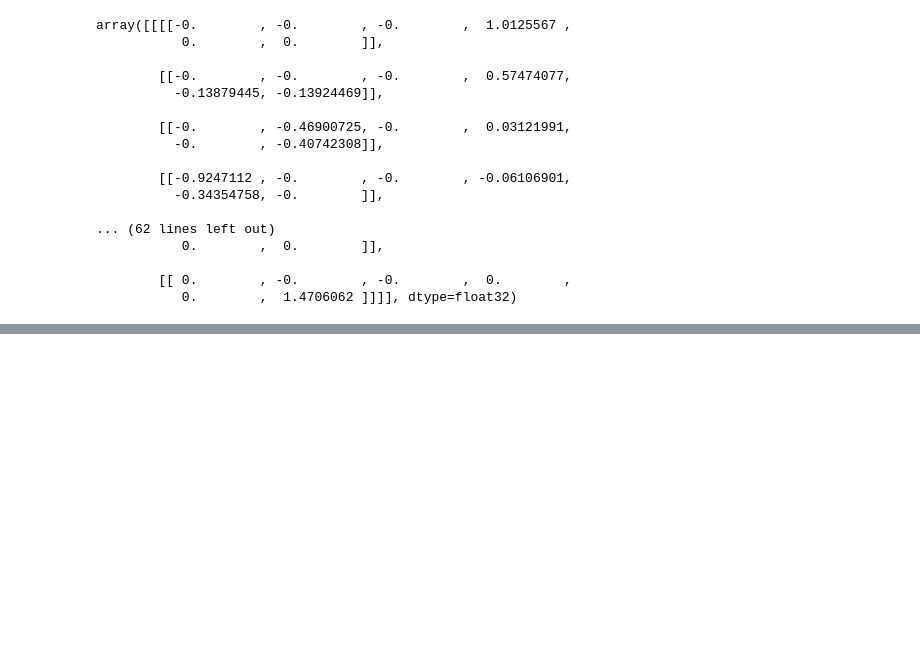
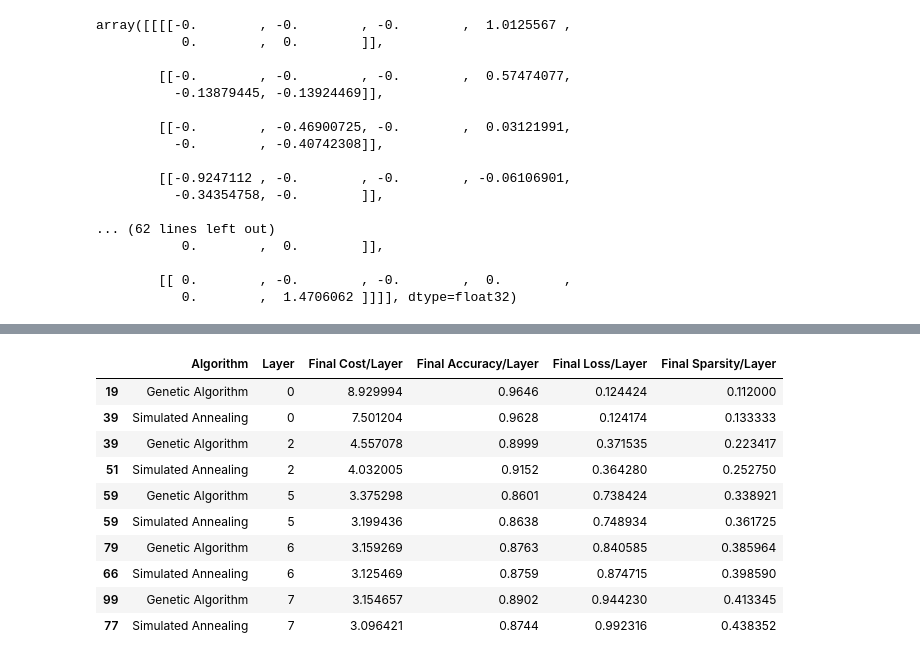
Before and after one commit to 18520339/unstructured-local-search-pruning, a Jupyter notebook: source.ipynb, the cells around one changed output, grey strips where cells are left out. Drawn from its saved outputs; the diff is of its cells as text; code cells hidden in the pictures; blank space fills up the shorter version.

```diff
--- a/source.ipynb
+++ b/source.ipynb
@@ -1,6 +1,13 @@
 # %%
+import pandas as pd
+pd.set_option('display.max_rows', None)
+pd.set_option('display.max_columns', None)
+
 import tensorflow as tf
 from tensorflow.keras.optimizers import SGD
-from base import MNIST, Baseline, Pruner
+print('TensorFlow version:', tf.__version__)
+
+from base import MNIST, Baseline
 from simulated_annealing import SimulatedAnnealingPruner
 from genetic_algorithm import GeneticAlgorithmPruner
+from visualizer import plot_training_history, visualize_pruning_results
@@ -207,0 +225,29 @@ array([[[[-0.        , -0.        , -0.        ,  1.0125567 ,
+# %%
+# Combine the results into a single DataFrame
+combined_layer_results = pd.concat([
+    ga_by_layers.assign(Algorithm='Genetic Algorithm'),
+    sa_by_layers.assign(Algorithm='Simulated Annealing')
+])
+
+# Reorder columns, putting 'Algorithm' first
+columns_to_include = [col for col in ga_by_layers.columns if col not in ['generation', 'mutation_rate']]
+combined_layer_results = combined_layer_results[['Algorithm'] + columns_to_include].rename(columns={
+    'cost': 'Final Cost/Layer',
+    'metrics': 'Final Accuracy/Layer',
+    'loss': 'Final Loss/Layer',
+    'sparsity': 'Final Sparsity/Layer',
+    'layer': 'Layer'
+})
+combined_layer_results.sort_values(by=['Layer', 'Algorithm'])
+# %% [output]
+|  | Algorithm | Layer | Final Cost/Layer | Final Accuracy/Layer | Final Loss/Layer | Final Sparsity/Layer |
+| 19 | Genetic Algorithm | 0 | 8.929994 | 0.9646 | 0.124424 | 0.112000 |
+| 39 | Simulated Annealing | 0 | 7.501204 | 0.9628 | 0.124174 | 0.133333 |
+| 39 | Genetic Algorithm | 2 | 4.557078 | 0.8999 | 0.371535 | 0.223417 |
+| 51 | Simulated Annealing | 2 | 4.032005 | 0.9152 | 0.364280 | 0.252750 |
+| 59 | Genetic Algorithm | 5 | 3.375298 | 0.8601 | 0.738424 | 0.338921 |
+| 59 | Simulated Annealing | 5 | 3.199436 | 0.8638 | 0.748934 | 0.361725 |
+| 79 | Genetic Algorithm | 6 | 3.159269 | 0.8763 | 0.840585 | 0.385964 |
+| 66 | Simulated Annealing | 6 | 3.125469 | 0.8759 | 0.874715 | 0.398590 |
+| 99 | Genetic Algorithm | 7 | 3.154657 | 0.8902 | 0.944230 | 0.413345 |
+| 77 | Simulated Annealing | 7 | 3.096421 | 0.8744 | 0.992316 | 0.438352 |
```
Also changed, not shown: parts of 14 cells of this notebook, 2 other files.
